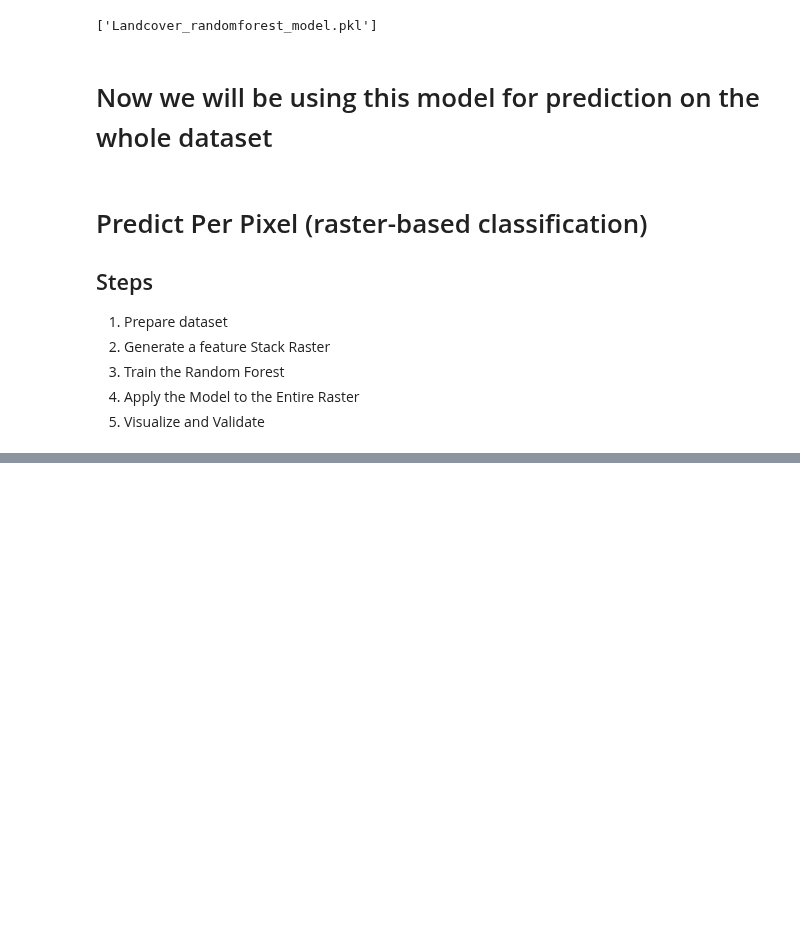
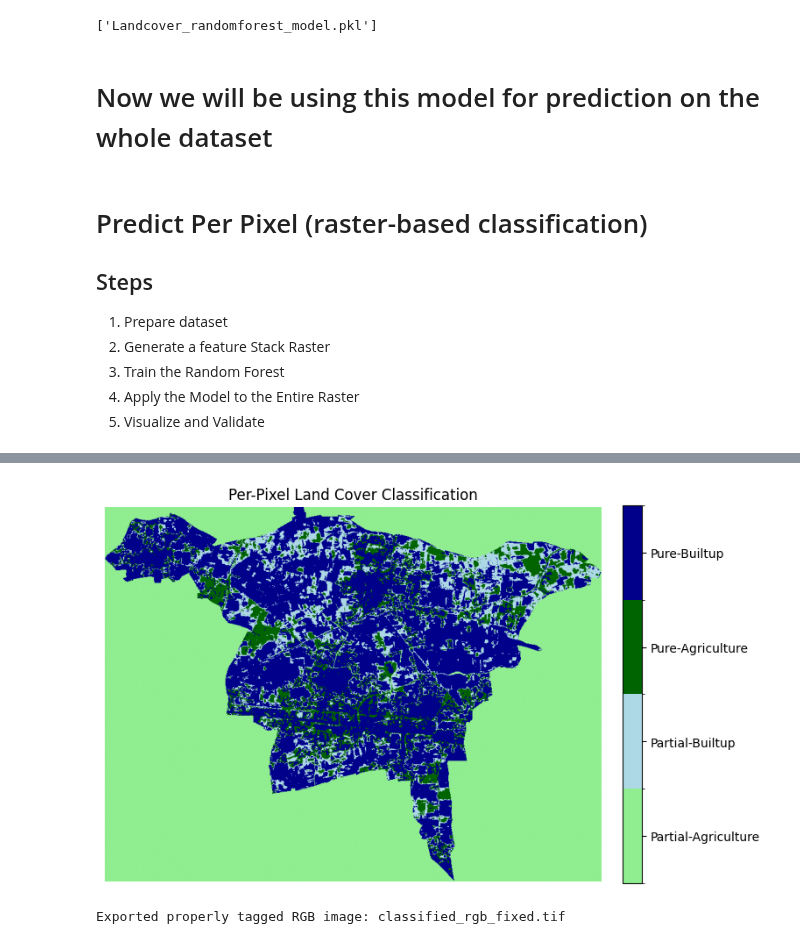
Before and after one commit to code4geoai/gee, a Jupyter notebook: RandomForest_LandCover.ipynb, the cells around one changed output, grey strips where cells are left out. Cells and saved outputs as stored; diff of their text form; code cells hidden in the pictures; blank space fills up the shorter version.

```diff
--- a/RandomForest_LandCover.ipynb
+++ b/RandomForest_LandCover.ipynb
@@ -376,0 +326,72 @@ weighted avg       0.91      0.91      0.91       101
+# %%
+import numpy as np
+import matplotlib.pyplot as plt
+from matplotlib.colors import ListedColormap, BoundaryNorm
+import rasterio
+
+# 1. Define your colors in the same order as class_names
+color_list = [
+
+    'lightgreen',        # Partial-Agri Done
+    'lightblue',         # Partial Builtup Done
+    'darkgreen'   ,      # Pure Agri done
+    'darkblue',          # Pure Built-up Done
+]
+# 2. Create the colormap and norm
+cmap = ListedColormap(color_list)
+# Boundaries between classes: e.g. [-0.5, 0.5, 1.5, 2.5, 3.5, 4.5]
+bounds = np.arange(len(color_list)+1) - 0.5
+norm   = BoundaryNorm(bounds, cmap.N)
+
+# 3. Load your classified raster
+with rasterio.open('classified_image-V2-clipped.tif') as src:
+    img = src.read(1)
+
+# 4. Plot with discrete colors
+plt.figure(figsize=(8, 8))
+im = plt.imshow(img, cmap=cmap, norm=norm)
+plt.axis('off')
+
+# 5. Add a legend‐style colorbar
+cbar = plt.colorbar(
+    im,
+    ticks=np.arange(len(color_list)),
+    boundaries=bounds,
+    spacing='proportional',
+    fraction=0.046, pad=0.04,
+    shrink=0.7,
+)
+cbar.ax.set_yticklabels(class_names)
+plt.title("Per-Pixel Land Cover Classification")
+plt.show()
+# %% [output]
+[figure, added]
+# %%
+# Writing multibankd RGB Image
+import numpy as np
+import rasterio
+
+# your existing variables: classified (h×w), out_profile (dict)
+
+class_colors = {
+    1: (  0, 100,   0),   # Pure-Agriculture → dark green
+    2: (144, 238, 144),   # Partial-Agriculture → light green
+    3: (  0,   0, 139),   # Pure-Builtup → dark blue
+    4: (173, 216, 230),   # Partial-Builtup → light blue
+}
+
+out_profile.update({
+    "dtype": "uint8",
+    "count": 3,
+    "compress": "lzw",
+    "photometric": "RGB",
+    "interleave": "pixel",
+})
+# remove nodata so 0 => black, not white
+out_profile.pop("nodata", None)
+
+with rasterio.open("classified_rgb_fixed.tif", "w", **out_profile) as dst:
+    dst.write(rgb)
+print("Exported properly tagged RGB image: classified_rgb_fixed.tif")
+# %% [output]
+Exported properly tagged RGB image: classified_rgb_fixed.tif
```
Also changed, not shown: parts of 24 cells of this notebook, 5 other files.
